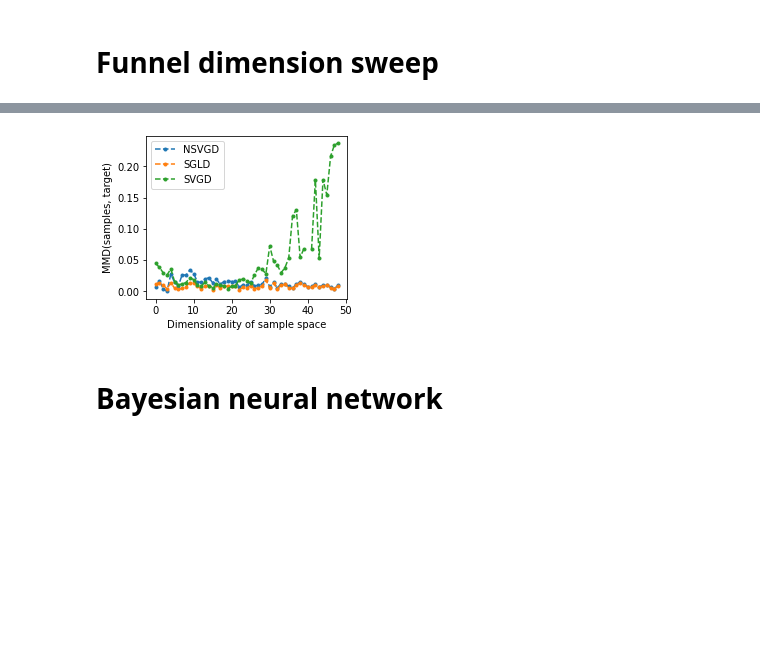
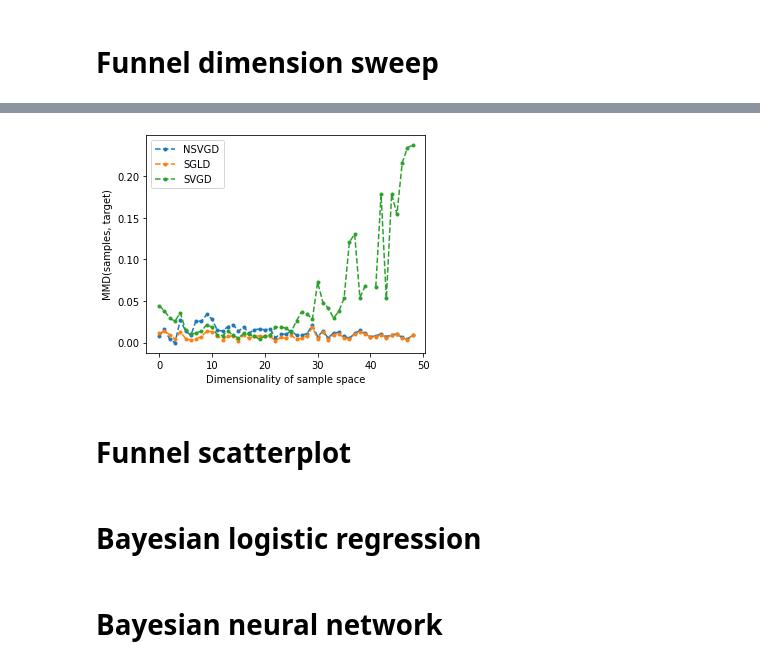
Before and after one commit to ratschlab/projects-2020-Neural-SVGD, a Jupyter notebook: notebooks/experiments/plot-all.ipynb, the cells around one changed output, grey strips where cells are left out. Cells and saved outputs as stored; diff of their text form; code cells hidden in the pictures; blank space fills up the shorter version.

```diff
--- a/notebooks/experiments/plot-all.ipynb
+++ b/notebooks/experiments/plot-all.ipynb
@@ -7,16 +7,17 @@ import pandas as pd
 results_path = "../../experiments/results/"
 # %%
 # set up exporting
-matplotlib.use("pgf")
-matplotlib.rcParams.update({
-    "pgf.texsystem": "pdflatex",
-    'pgf.rcfonts': False,
-    'axes.unicode_minus': False, # avoid unicode error on saving plots with negative numbers (??)
-})
+# matplotlib.use("pgf")
+# matplotlib.rcParams.update({
+#     "pgf.texsystem": "pdflatex",
+#     'pgf.rcfonts': False,
+#     'axes.unicode_minus': False, # avoid unicode error on saving plots with negative numbers (??)
+# })
 
 # figure_path = "/home/lauro/documents/msc-thesis/thesis/figures/"
 figure_path = "/home/lauro/documents/msc-thesis/paper/latex/figures/"
 printsize_singlecolumn = [3.6, 3]
+pdf_printsize = [5, 4]
 # save figures by using plt.savefig('title of figure')
 # remember that latex textwidth is 5.4in
 # so use figsize=[5.4, 4], for example
@@ -22,0 +26,2 @@ printsize_singlecolumn = [3.6, 3]
+# %%
+results = json.load(results_path + "sd_maxing.json")
@@ -22,0 +46,2 @@ printsize_singlecolumn = [3.6, 3]
+# %%
+results = json.load(results_path + "funnel-mmd-comparison.json")
@@ -25,13 +79,13 @@ printsize_singlecolumn = [3.6, 3]
 # %%
 results = json.load(results_path + "funnel-dimension-sweep.json")
 # %%
-%matplotlib inline
-plt.subplots(figsize=[10, 5])
+# %matplotlib inline
+# plt.subplots(figsize=[10, 5])
 
-for name, mmds in results.items():
-    plt.plot(mmds, "--.", label=name)
+# for name, mmds in results.items():
+#     plt.plot(mmds, "--.", label=name)
 
-plt.ylabel("MMD(samples, target)")
-plt.xlabel("Dimensionality of sample space")
-plt.legend()
-# plt.yscale("log")
+# plt.ylabel("MMD(samples, target)")
+# plt.xlabel("Dimensionality of sample space")
+# plt.legend()
+# # plt.yscale("log")
@@ -41,14 +92,17 @@ plt.legend()
 # %%
+# PDF
 %matplotlib inline
-plt.subplots(figsize=printsize_singlecolumn)
+plt.subplots(figsize=pdf_printsize)
 
 for name, mmds in results.items():
     plt.plot(mmds, "--.", label=name)
 
 plt.ylabel("MMD(samples, target)")
 plt.xlabel("Dimensionality of sample space")
 plt.legend()
 # plt.yscale("log")
-plt.savefig(figure_path + "funnel-dimension-sweep.pgf")
+plt.savefig(figure_path + "funnel-dimension-sweep.pdf")
 # %% [output]
-[figure, old version]
+[figure, new version]
+# %% [markdown]
+# Funnel scatterplot
@@ -54,0 +111,2 @@ plt.savefig(figure_path + "funnel-dimension-sweep.pgf")
+# %% [markdown]
+# Bayesian logistic regression
```
Also changed, not shown: parts of 10 cells of this notebook, 3 other files.
